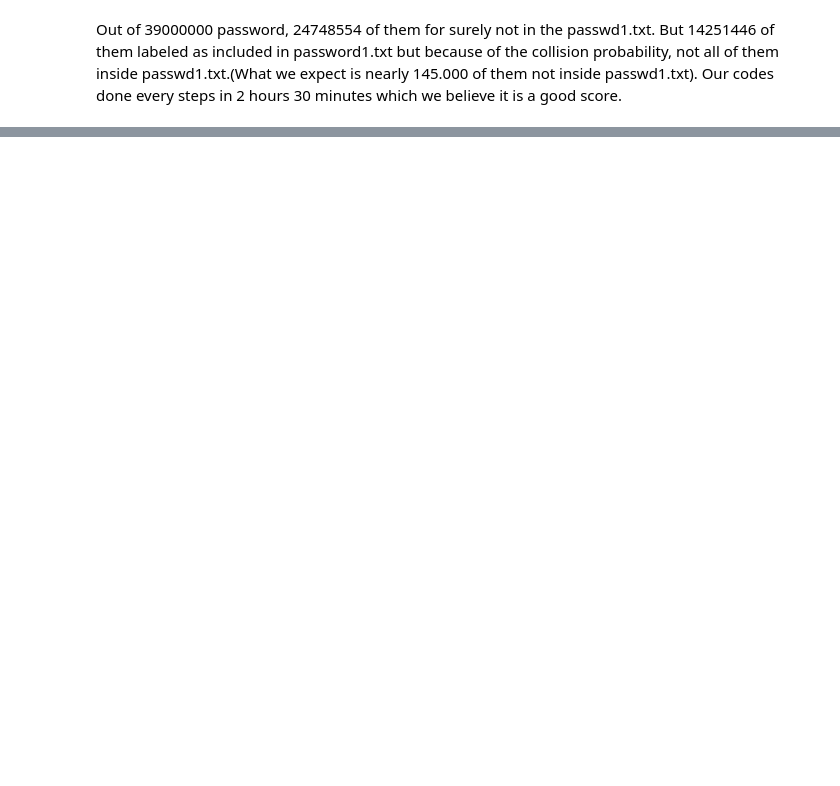
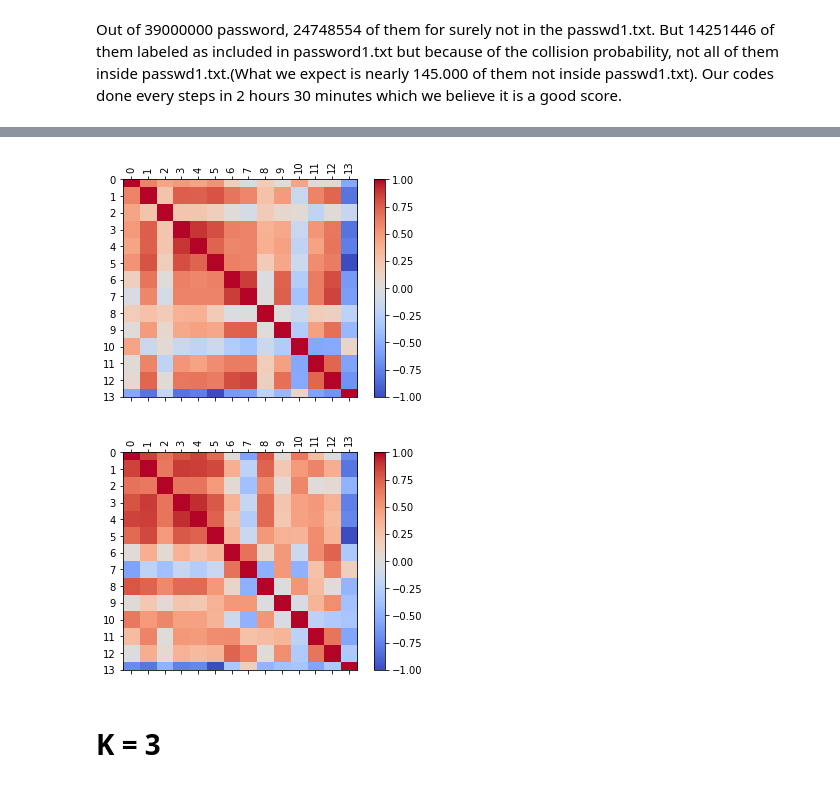
Before and after one commit to Fraquia/ADM-HW4, a Jupyter notebook: main.ipynb, the cells around one changed output, grey strips where cells are left out. Cells and saved outputs as stored; diff of their text form; code cells hidden in the pictures; blank space fills up the shorter version.

```diff
--- a/main.ipynb
+++ b/main.ipynb
@@ -130,0 +363,9 @@ Out of 39000000 password, 24748554 of them for surely not in the passwd1.txt. Bu
+# %%
+results2 = []
+costs2 = []
+for k in range(10):
+    Clusters2 = random.choices(v_list, k = 2) #two clusters, don't work with an assignement of k outside the line
+    res2 = clustering(2, Clusters2,v_list)
+    totcosts2 = squareddist(res2)
+    results2 +=[res2[0]]
+    costs2.append(totcosts2)
@@ -130,0 +383,38 @@ Out of 39000000 password, 24748554 of them for surely not in the passwd1.txt. Bu
+# %%
+i = costs2.index(min(costs2)) #best result for different K=2 clustering
+optimal2 = results2[i]
+
+c1 = optimal2[0]; c2 = optimal2[1];
+df1 = pd.DataFrame(c1) ; Df1 = df1[[0,1,2,3,4,5,6,7,8,9,10,11,12,13]]
+df2 = pd.DataFrame(c2) ; Df2 = df2[[0,1,2,3,4,5,6,7,8,9,10,11,12,13]]
+
+cor1 = Df1.corr() #Calculate the correlation of the above variables
+fig = plt.figure()
+ax = fig.add_subplot(111)
+cax = ax.matshow(cor1,cmap='coolwarm', vmin=-1, vmax=1)
+fig.colorbar(cax)
+ticks = np.arange(0,len(Df1.columns),1)
+ax.set_xticks(ticks)
+plt.xticks(rotation=90)
+ax.set_yticks(ticks)
+ax.set_xticklabels(Df1.columns)
+ax.set_yticklabels(Df1.columns)
+plt.show()
+
+cor2 = Df2.corr() #Calculate the correlation of the above variables
+fig = plt.figure()
+ax = fig.add_subplot(111)
+cax = ax.matshow(cor2,cmap='coolwarm', vmin=-1, vmax=1)
+fig.colorbar(cax)
+ticks = np.arange(0,len(Df2.columns),1)
+ax.set_xticks(ticks)
+plt.xticks(rotation=90)
+ax.set_yticks(ticks)
+ax.set_xticklabels(Df2.columns)
+ax.set_yticklabels(Df2.columns)
+plt.show()
+# %% [output]
+[figure, added]
+[figure, added]
+# %% [markdown]
+# K = 3
```
Also changed, not shown: parts of 22 cells of this notebook.
